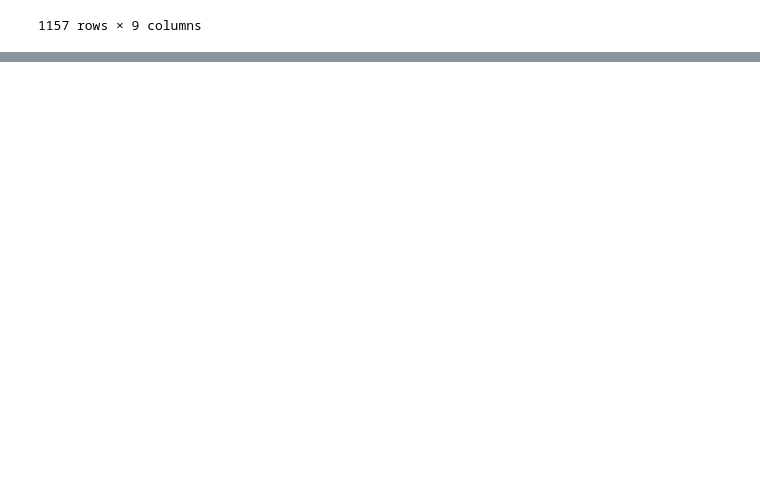
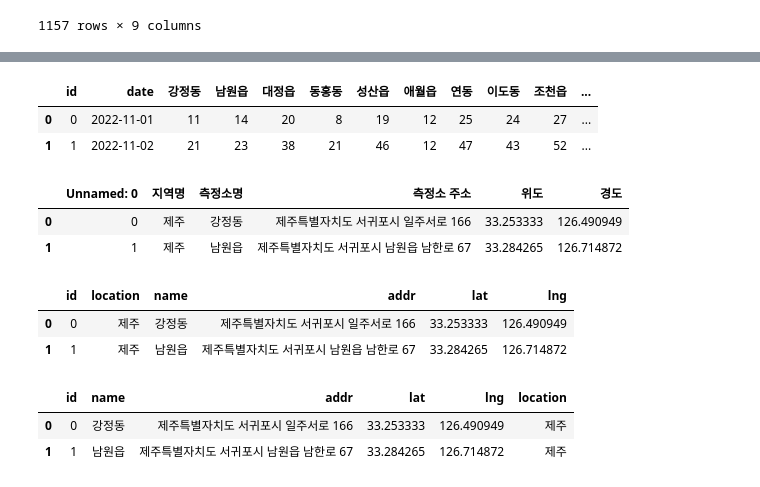
Before and after one commit to dothouse/practice, a Jupyter notebook: data/final/data_to_sqlite.ipynb, the cells around one changed output, grey strips where cells are left out. Cells and saved outputs as stored; diff of their text form; code cells hidden in the pictures; blank space fills up the shorter version.

```diff
--- a/data/final/data_to_sqlite.ipynb
+++ b/data/final/data_to_sqlite.ipynb
@@ -288,0 +391,7 @@ df_food.to_csv('d://song/project1_practice/data/final_data/food.csv', index = Fa
+# %%
+df_pm.rename(columns={'Unnamed: 0' : 'id', '날짜' : 'date', '연도' : 'year', '월' : 'month', '일' : 'day'}, inplace=True)
+df_pm.head(2)
+# %% [output]
+|  | id | date | 강정동 | 남원읍 | 대정읍 | 동홍동 | 성산읍 | 애월읍 | 연동 | 이도동 | 조천읍 | ... |
+| 0 | 0 | 2022-11-01 | 11 | 14 | 20 | 8 | 19 | 12 | 25 | 24 | 27 | ... |
+| 1 | 1 | 2022-11-02 | 21 | 23 | 38 | 21 | 46 | 12 | 47 | 43 | 52 | ... |
@@ -288,0 +400,21 @@ df_food.to_csv('d://song/project1_practice/data/final_data/food.csv', index = Fa
+# %%
+df_pm_point = pd.read_excel('d://song/project1_practice/data/final/미세먼지측정소정보.xlsx')
+df_pm_point.head(2)
+# %% [output]
+|  | Unnamed: 0 | 지역명 | 측정소명 | 측정소 주소 | 위도 | 경도 |
+| 0 | 0 | 제주 | 강정동 | 제주특별자치도 서귀포시 일주서로 166 | 33.253333 | 126.490949 |
+| 1 | 1 | 제주 | 남원읍 | 제주특별자치도 서귀포시 남원읍 남한로 67 | 33.284265 | 126.714872 |
+# %%
+df_pm_point.columns = ['id', 'location', 'name', 'addr', 'lat', 'lng']
+df_pm_point.head(2)
+# %% [output]
+|  | id | location | name | addr | lat | lng |
+| 0 | 0 | 제주 | 강정동 | 제주특별자치도 서귀포시 일주서로 166 | 33.253333 | 126.490949 |
+| 1 | 1 | 제주 | 남원읍 | 제주특별자치도 서귀포시 남원읍 남한로 67 | 33.284265 | 126.714872 |
+# %%
+df_pm_point = df_pm_point[['id',  'name', 'addr', 'lat', 'lng', 'location']]
+df_pm_point.head(2)
+# %% [output]
+|  | id | name | addr | lat | lng | location |
+| 0 | 0 | 강정동 | 제주특별자치도 서귀포시 일주서로 166 | 33.253333 | 126.490949 | 제주 |
+| 1 | 1 | 남원읍 | 제주특별자치도 서귀포시 남원읍 남한로 67 | 33.284265 | 126.714872 | 제주 |
```
Also changed, not shown: parts of 20 cells of this notebook, 24 other files.
